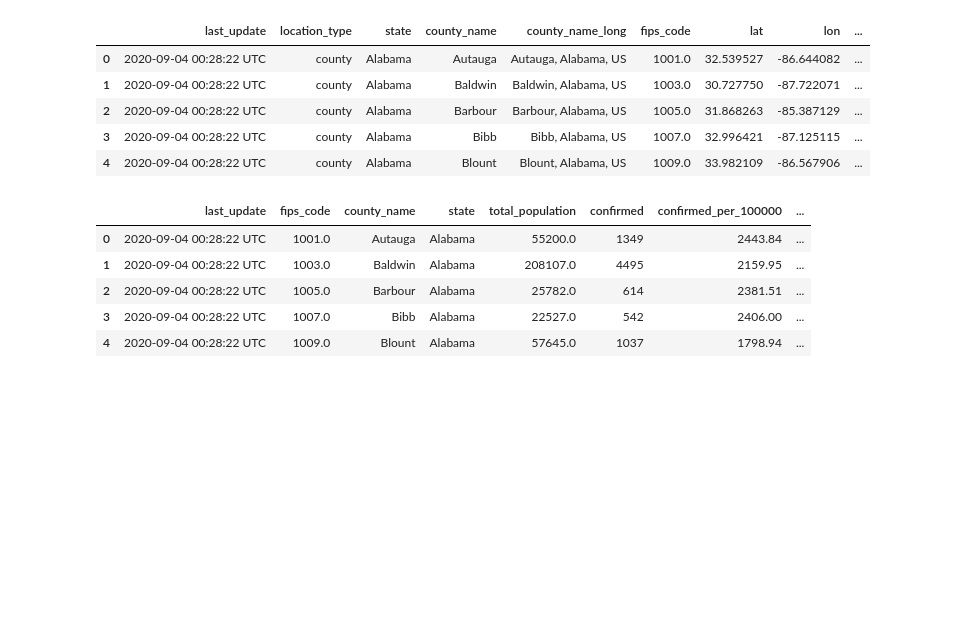
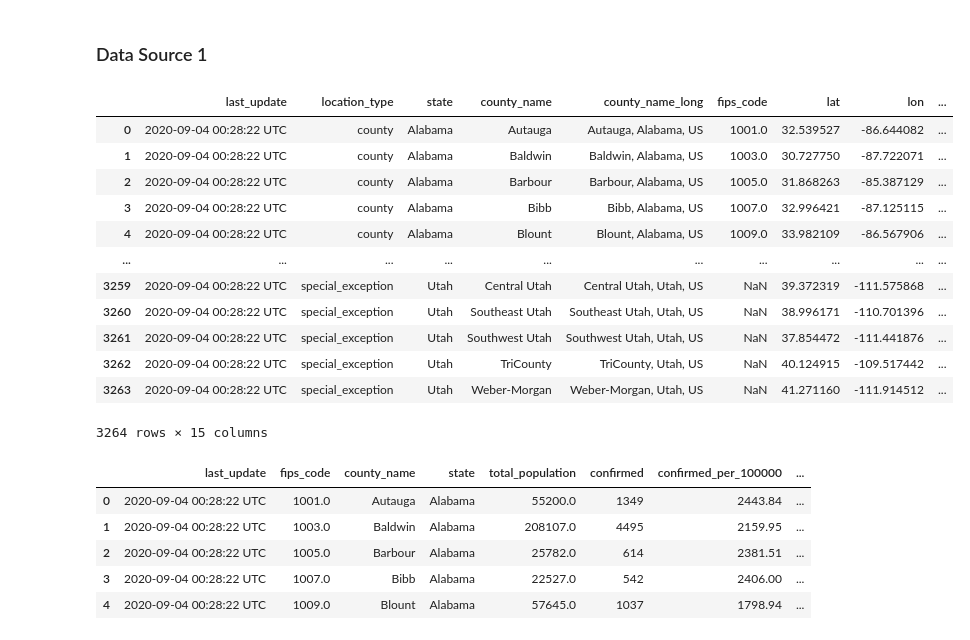
Before and after one commit to daviddamon/ETL-Project, a Jupyter notebook: etl.ipynb, the cells around one changed output. Drawn from its saved outputs; the diff is of its cells as text; code cells hidden in the pictures; blank space fills up the shorter version.

```diff
--- a/etl.ipynb
+++ b/etl.ipynb
@@ -2,17 +2,26 @@
 import pandas as pd
 from sqlalchemy import create_engine
 import numpy as np
+# %% [markdown]
+### Data Source 1
 # %%
 # store CSV into DataFrame
 csv_file = "resources/county_level_confirmed_cases.csv"
 cases_df = pd.read_csv(csv_file)
-cases_df.head()
+cases_df
 # %% [output]
 |  | last_update | location_type | state | county_name | county_name_long | fips_code | lat | lon | ... |
 | 0 | 2020-09-04 00:28:22 UTC | county | Alabama | Autauga | Autauga, Alabama, US | 1001.0 | 32.539527 | -86.644082 | ... |
 | 1 | 2020-09-04 00:28:22 UTC | county | Alabama | Baldwin | Baldwin, Alabama, US | 1003.0 | 30.727750 | -87.722071 | ... |
 | 2 | 2020-09-04 00:28:22 UTC | county | Alabama | Barbour | Barbour, Alabama, US | 1005.0 | 31.868263 | -85.387129 | ... |
 | 3 | 2020-09-04 00:28:22 UTC | county | Alabama | Bibb | Bibb, Alabama, US | 1007.0 | 32.996421 | -87.125115 | ... |
 | 4 | 2020-09-04 00:28:22 UTC | county | Alabama | Blount | Blount, Alabama, US | 1009.0 | 33.982109 | -86.567906 | ... |
+| ... | ... | ... | ... | ... | ... | ... | ... | ... | ... |
+| 3259 | 2020-09-04 00:28:22 UTC | special_exception | Utah | Central Utah | Central Utah, Utah, US | NaN | 39.372319 | -111.575868 | ... |
+| 3260 | 2020-09-04 00:28:22 UTC | special_exception | Utah | Southeast Utah | Southeast Utah, Utah, US | NaN | 38.996171 | -110.701396 | ... |
+| 3261 | 2020-09-04 00:28:22 UTC | special_exception | Utah | Southwest Utah | Southwest Utah, Utah, US | NaN | 37.854472 | -111.441876 | ... |
+| 3262 | 2020-09-04 00:28:22 UTC | special_exception | Utah | TriCounty | TriCounty, Utah, US | NaN | 40.124915 | -109.517442 | ... |
+| 3263 | 2020-09-04 00:28:22 UTC | special_exception | Utah | Weber-Morgan | Weber-Morgan, Utah, US | NaN | 41.271160 | -111.914512 | ... |
+3264 rows × 15 columns
 # %%
 # create new data with select columns
```
Also changed, not shown: parts of 21 cells of this notebook, 1 other file.
